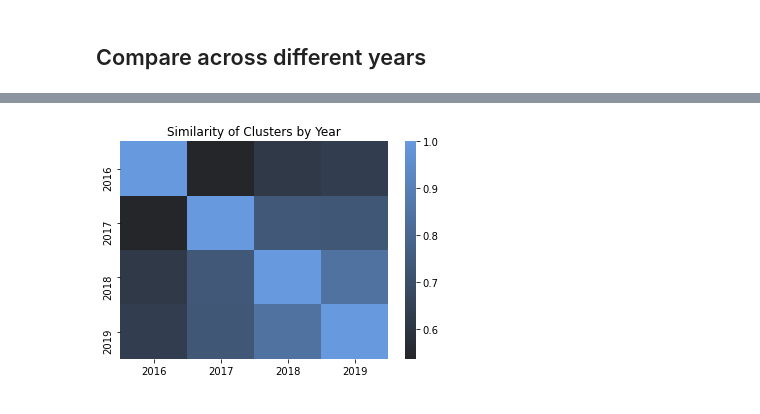
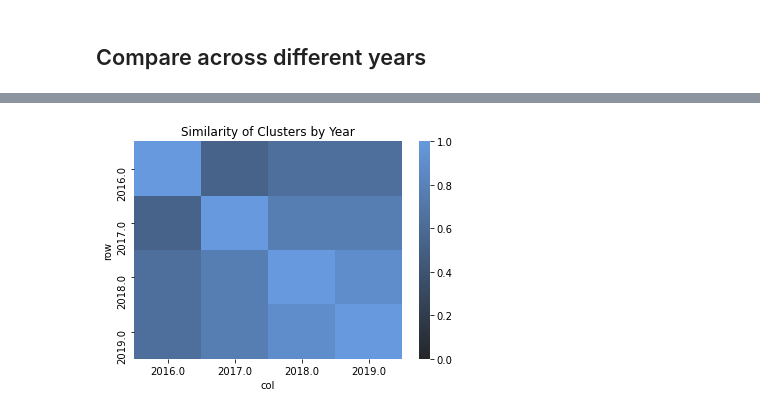
Before and after one commit to colevfrank/254_ML_IL_Crime, a Jupyter notebook: clustering/Yearly Clustering Analysis.ipynb, the cells around one changed output, grey strips where cells are left out. Drawn from its saved outputs; the diff is of its cells as text; code cells hidden in the pictures.

Commit message:
fix similarity matrix code

```diff
--- a/clustering/Yearly Clustering Analysis.ipynb
+++ b/clustering/Yearly Clustering Analysis.ipynb
@@ -33,12 +33,9 @@ AgglomerativeClustering(linkage='complete', n_clusters=5)
 # Set years
 years = [2016, 2017, 2018, 2019]
 # %%
-from util_comparisons import compute_similarity_matrix
+from util_comparisons import compute_similarity_matrix, create_training_data_year
 
 # remove all cols with demographic info
 remove_cols = ['BLACK', 'WHITE', 'HISPANIC', 'CENSUS']
 
-result_df = compute_similarity_matrix(data, years, remove_cols, cluster_model)
+result_df = compute_similarity_matrix(data, years, remove_cols, create_training_data_year, cluster_model)
-# %%
-result_df.index = years
-result_df
@@ -51,6 +51,6 @@ result_df
 # %%
-sns.heatmap(result_df, cmap=sns.dark_palette("#69d", as_cmap=True))
+sns.heatmap(result_df, cmap=sns.dark_palette("#69d", as_cmap=True),vmin=0, vmax=1)
 plt.title('Similarity of Clusters by Year')
 plt.savefig('../report/figures/year_comparison/similarity_by_year.png', dpi=300)
 # %% [output]
-[figure, old version]
+[figure, new version]
```
Also changed, not shown: parts of 2 cells of this notebook, 4 other files.
